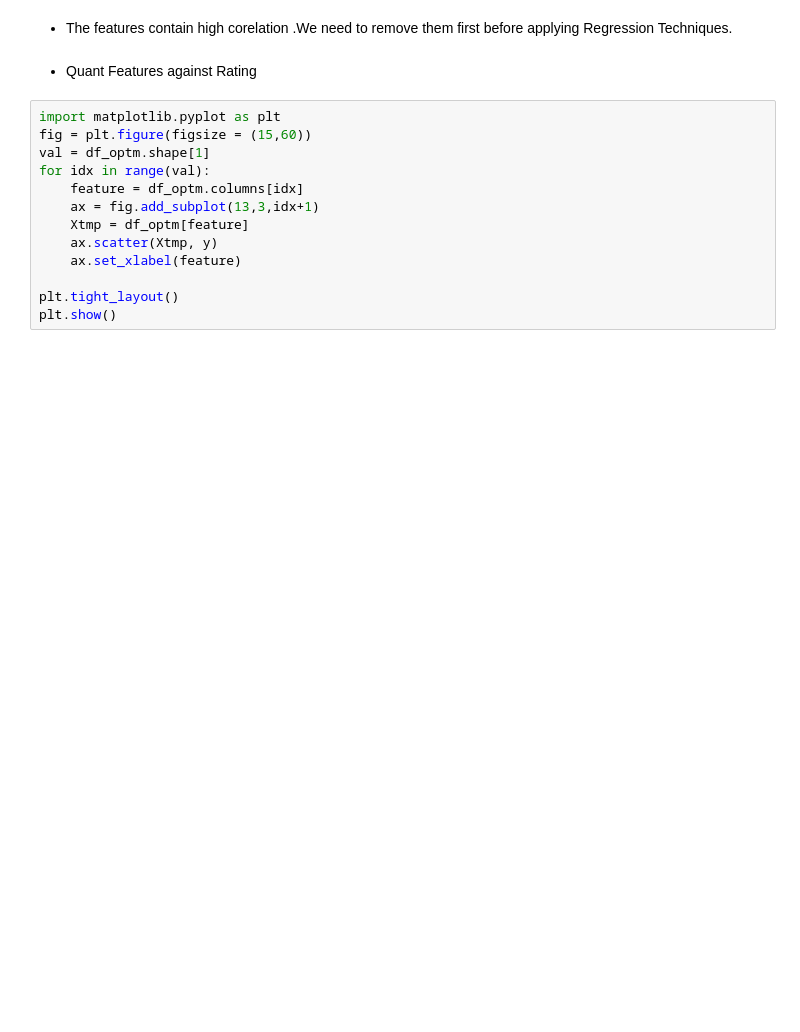
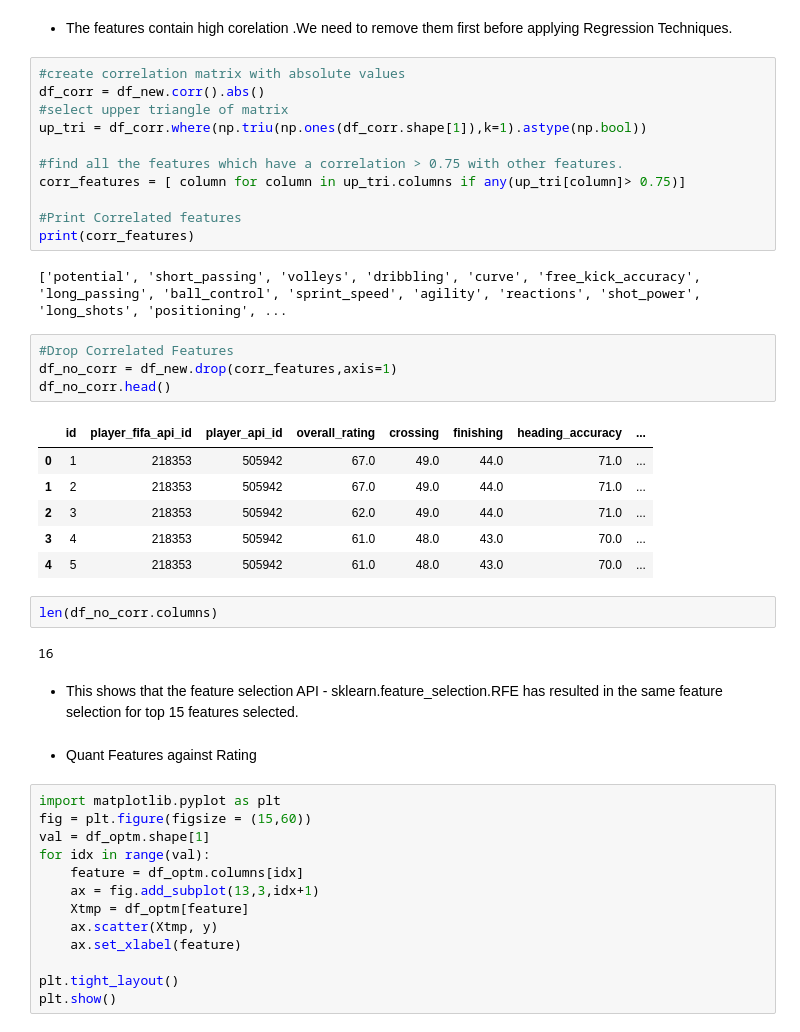
Before and after one commit to plaban1981/Machine-Learning-Project-2, a Jupyter notebook: Project2- Predicting players rating.ipynb, the cells around one changed output. Drawn from its saved outputs; the diff is of its cells as text; blank space fills up the shorter version.

```diff
--- a/Project2- Predicting players rating.ipynb
+++ b/Project2- Predicting players rating.ipynb
@@ -304,6 +342,36 @@ sns.heatmap(df_corr,annot=True)
 [figure]
 # %% [markdown]
 * The features contain high corelation .We need to remove them first before applying Regression Techniques.
+# %%
+#create correlation matrix with absolute values
+df_corr = df_new.corr().abs()
+#select upper triangle of matrix
+up_tri = df_corr.where(np.triu(np.ones(df_corr.shape[1]),k=1).astype(np.bool))
+
+#find all the features which have a correlation > 0.75 with other features.
+corr_features = [ column for column in up_tri.columns if any(up_tri[column]> 0.75)]
+
+#Print Correlated features
+print(corr_features)
+# %% [output]
+['potential', 'short_passing', 'volleys', 'dribbling', 'curve', 'free_kick_accuracy', 'long_passing', 'ball_control', 'sprint_speed', 'agility', 'reactions', 'shot_power', 'long_shots', 'positioning', ...
+# %%
+#Drop Correlated Features
+df_no_corr = df_new.drop(corr_features,axis=1)
+df_no_corr.head()
+# %% [output]
+|  | id | player_fifa_api_id | player_api_id | overall_rating | crossing | finishing | heading_accuracy | ... |
+| 0 | 1 | 218353 | 505942 | 67.0 | 49.0 | 44.0 | 71.0 | ... |
+| 1 | 2 | 218353 | 505942 | 67.0 | 49.0 | 44.0 | 71.0 | ... |
+| 2 | 3 | 218353 | 505942 | 62.0 | 49.0 | 44.0 | 71.0 | ... |
+| 3 | 4 | 218353 | 505942 | 61.0 | 48.0 | 43.0 | 70.0 | ... |
+| 4 | 5 | 218353 | 505942 | 61.0 | 48.0 | 43.0 | 70.0 | ... |
+# %%
+len(df_no_corr.columns)
+# %% [output]
+16
+# %% [markdown]
+* This shows that the feature selection API - sklearn.feature_selection.RFE has resulted in the same feature selection for top 15 features selected.
 # %% [markdown]
 * Quant Features against Rating
 # %%
```
Also changed, not shown: parts of 30 cells of this notebook.
